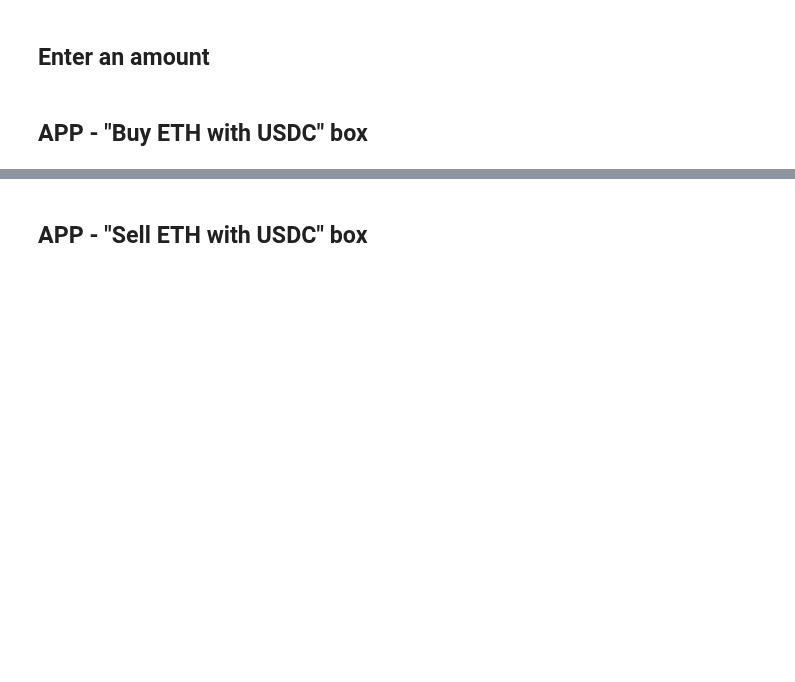
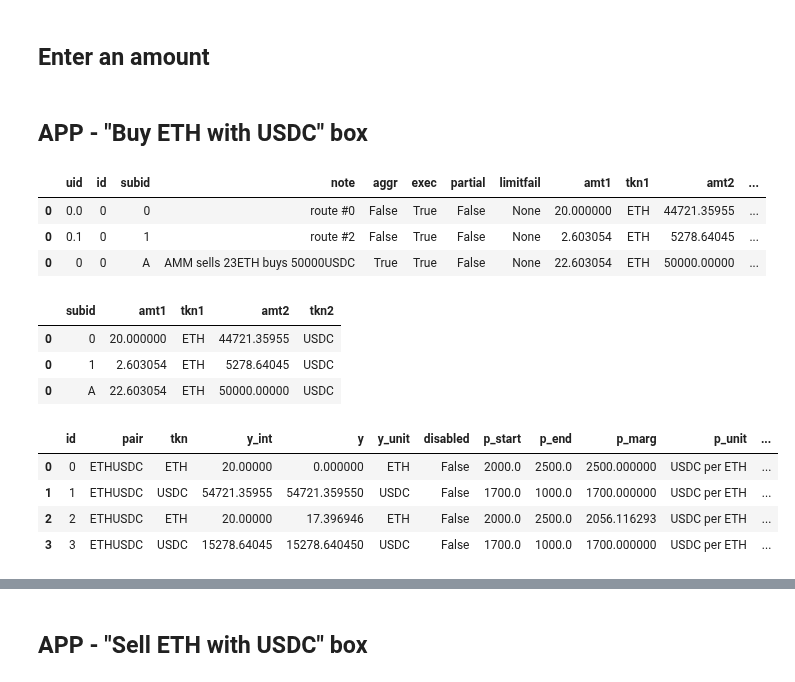
Before and after one commit to bancorprotocol/carbon-simulator, a Jupyter notebook: CarbonSim-Demo-SDKTeam_Matching_Modified.ipynb, the cells around one changed output, grey strips where cells are left out. Cells and saved outputs as stored; diff of their text form; code cells hidden in the pictures; blank space fills up the shorter version.

```diff
--- a/CarbonSim-Demo-SDKTeam_Matching_Modified.ipynb
+++ b/CarbonSim-Demo-SDKTeam_Matching_Modified.ipynb
@@ -166,5 +126,10 @@ amount = 0.000005
 ## APP - "Buy ETH with USDC" box
 # %%
 # Enter 1 USDC into the "BUY ETH for USDC" box
-tbSou10 = Sim.amm_buys(f"{tkn1}", amount, execute=False, support_partial=False) # route_trade_by_source  #note the variable name "tbSou10" == {tradeBySource}{sourceToken}{targetToken}. e.g. in the TokensTraded event tkn1 should be the source token
+tbSou10 = Sim.amm_buys(f"{tkn1}", USDC_amount_1, execute=True, support_partial=False) # route_trade_by_source  #note the variable name "tbSou10" == {tradeBySource}{sourceToken}{targetToken}. e.g. in the TokensTraded event tkn1 should be the source token
 tbSou10['trades']
+# %% [output]
+|  | uid | id | subid | note | aggr | exec | partial | limitfail | amt1 | tkn1 | amt2 | ... |
+| 0 | 0.0 | 0 | 0 | route #0 | False | True | False | None | 20.000000 | ETH | 44721.35955 | ... |
+| 0 | 0.1 | 0 | 1 | route #2 | False | True | False | None | 2.603054 | ETH | 5278.64045 | ... |
+| 0 | 0 | 0 | A | AMM sells 23ETH buys 50000USDC | True | True | False | None | 22.603054 | ETH | 50000.00000 | ... |
@@ -172,0 +136,16 @@ amount = 500000000
+# %%
+tbSou10['trades'][['subid', 'amt1', 'tkn1', 'amt2', 'tkn2']]
+# %% [output]
+|  | subid | amt1 | tkn1 | amt2 | tkn2 |
+| 0 | 0 | 20.000000 | ETH | 44721.35955 | USDC |
+| 0 | 1 | 2.603054 | ETH | 5278.64045 | USDC |
+| 0 | A | 22.603054 | ETH | 50000.00000 | USDC |
+# %%
+tbSou10_orders = Sim.state()['orders']
+tbSou10_orders
+# %% [output]
+|  | id | pair | tkn | y_int | y | y_unit | disabled | p_start | p_end | p_marg | p_unit | ... |
+| 0 | 0 | ETHUSDC | ETH | 20.00000 | 0.000000 | ETH | False | 2000.0 | 2500.0 | 2500.000000 | USDC per ETH | ... |
+| 1 | 1 | ETHUSDC | USDC | 54721.35955 | 54721.359550 | USDC | False | 1700.0 | 1000.0 | 1700.000000 | USDC per ETH | ... |
+| 2 | 2 | ETHUSDC | ETH | 20.00000 | 17.396946 | ETH | False | 2000.0 | 2500.0 | 2056.116293 | USDC per ETH | ... |
+| 3 | 3 | ETHUSDC | USDC | 15278.64045 | 15278.640450 | USDC | False | 1700.0 | 1000.0 | 1700.000000 | USDC per ETH | ... |
```
Also changed, not shown: parts of 57 cells of this notebook, 1 other file.
